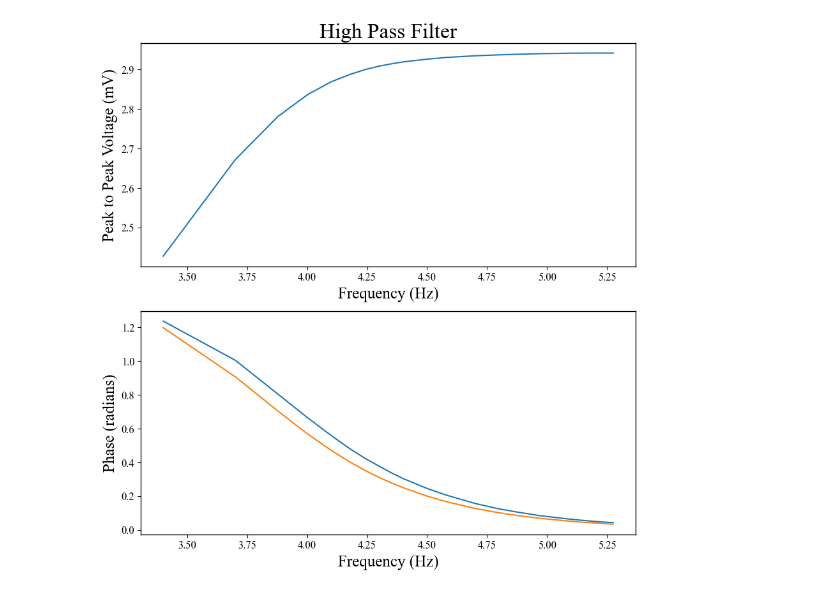
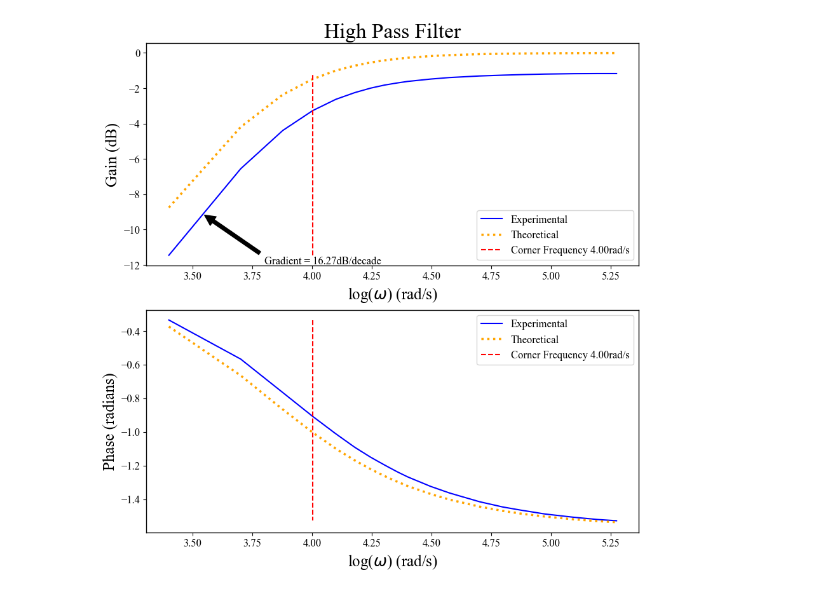
Before and after one commit to lewismcnish/Physics, a Jupyter notebook: Year_3/analogue_filters/analogue_filters.ipynb, the cells around one changed output. Cells and saved outputs as stored; diff of their text form; code cells hidden in the pictures.

Commit message:
high pass filter

```diff
--- a/Year_3/analogue_filters/analogue_filters.ipynb
+++ b/Year_3/analogue_filters/analogue_filters.ipynb
@@ -28,7 +28,7 @@ lp_peak_to_peak, lp_phase, lp_freq = lp_data['peaktopeak'], lp_data['phase'], lp
 hp_peak_to_peak, hp_phase, hp_freq = hp_data['peaktopeak'], hp_data['phase'], hp_data['frequency']
 
 lp_peak_to_peak, lp_phase, lp_freq = float_array_convert(lp_peak_to_peak), float_array_convert(lp_phase), float_array_convert(lp_freq)
-hp_peak_to_peak, hp_phase, hp_freq = float_array_convert(hp_peak_to_peak), float_array_convert(hp_phase), float_array_convert(hp_freq)
+hp_peak_to_peak, hp_phase, hp_freq = float_array_convert(hp_peak_to_peak), (float_array_convert(hp_phase))-np.pi/2, float_array_convert(hp_freq)
 # %%
 def arctan(x,r,c):
     return -np.arctan(x*r*c)
@@ -98,18 +74,32 @@ plt.show()
-# %%
-hp_omega = hp_f_raw*2*np.pi
-hp_theo_phase = arctan(hp_omega,156e3,1e-9)+np.pi/2
-
-plt.figure(figsize=(10,10))
-plt.subplot(2,1,1)
-plt.plot(log_hp_freq,log_hp_vol)
-plt.xlabel('Frequency (Hz)')
-plt.ylabel('Peak to Peak Voltage (mV)')
-plt.title('High Pass Filter')
-plt.subplot(2,1,2)
-plt.plot(log_hp_freq,hp_phase)
-plt.plot(log_hp_freq,hp_theo_phase)
-plt.xlabel('Frequency (Hz)')
-plt.ylabel('Phase (radians)')
-plt.show()
-# %% [output]
-[figure, removed]
+# %%
+hp_resistance = 156000
+hp_capacitance = 1e-9
+
+log_hp_gain = 20*np.log10(hp_peak_to_peak)
+hp_omega = (hp_freq*2*np.pi)
+log_hp_omega = np.log10(hp_omega)
+log_hp_theo_gain = 20*np.log10(hp_omega*hp_resistance*hp_capacitance/(np.sqrt(1+(hp_omega*hp_resistance*hp_capacitance)**2)))
+hp_theo_phase = arctan(hp_omega,hp_resistance,hp_capacitance)
+hp_corner_freq = corner_freq(log_hp_omega,log_hp_gain)
+
+
+plt.figure(figsize=(10,10))
+plt.subplot(2,1,1)
+plt.plot(log_hp_omega,log_hp_gain, label = 'Experimental', color = 'blue')
+plt.plot(log_hp_omega,log_hp_theo_gain, label = 'Theoretical', color = 'orange', linestyle = ':', linewidth = 2.5)
+plt.plot(hp_corner_freq,log_hp_gain, label = f'Corner Frequency {hp_corner_freq[0]:.2f}rad/s', color = 'red', linestyle = '--', linewidth = 1.5)
+plt.annotate(f'Gradient = {gradient(log_hp_gain,log_hp_omega)[0]:.2f}dB/decade', xy = (log_hp_omega[1]-0.165,log_hp_gain[1]-2.5), arrowprops=dict(facecolor = 'black', shrink = 0.05,), xytext = (log_hp_omega[1]+0.1,log_hp_gain[1]-5.4))
+plt.xlabel(r'log($\omega$) (rad/s)')
+plt.ylabel('Gain (dB)')
+plt.title('High Pass Filter')
+plt.legend()
+plt.subplot(2,1,2)
+plt.plot(log_hp_omega,hp_phase, label = 'Experimental', color = 'blue')
+plt.plot(log_hp_omega,hp_theo_phase, label = 'Theoretical', color = 'orange', linestyle = ':', linewidth = 2.5)
+plt.plot(hp_corner_freq,hp_phase, label = f'Corner Frequency {hp_corner_freq[0]:.2f}rad/s', color = 'red', linestyle = '--', linewidth = 1.5)
+plt.xlabel(r'log($\omega$) (rad/s)')
+plt.ylabel('Phase (radians)')
+plt.legend()
+plt.show()
+# %% [output]
+[figure, added]
```
Also changed, not shown: parts of 2 cells of this notebook.
